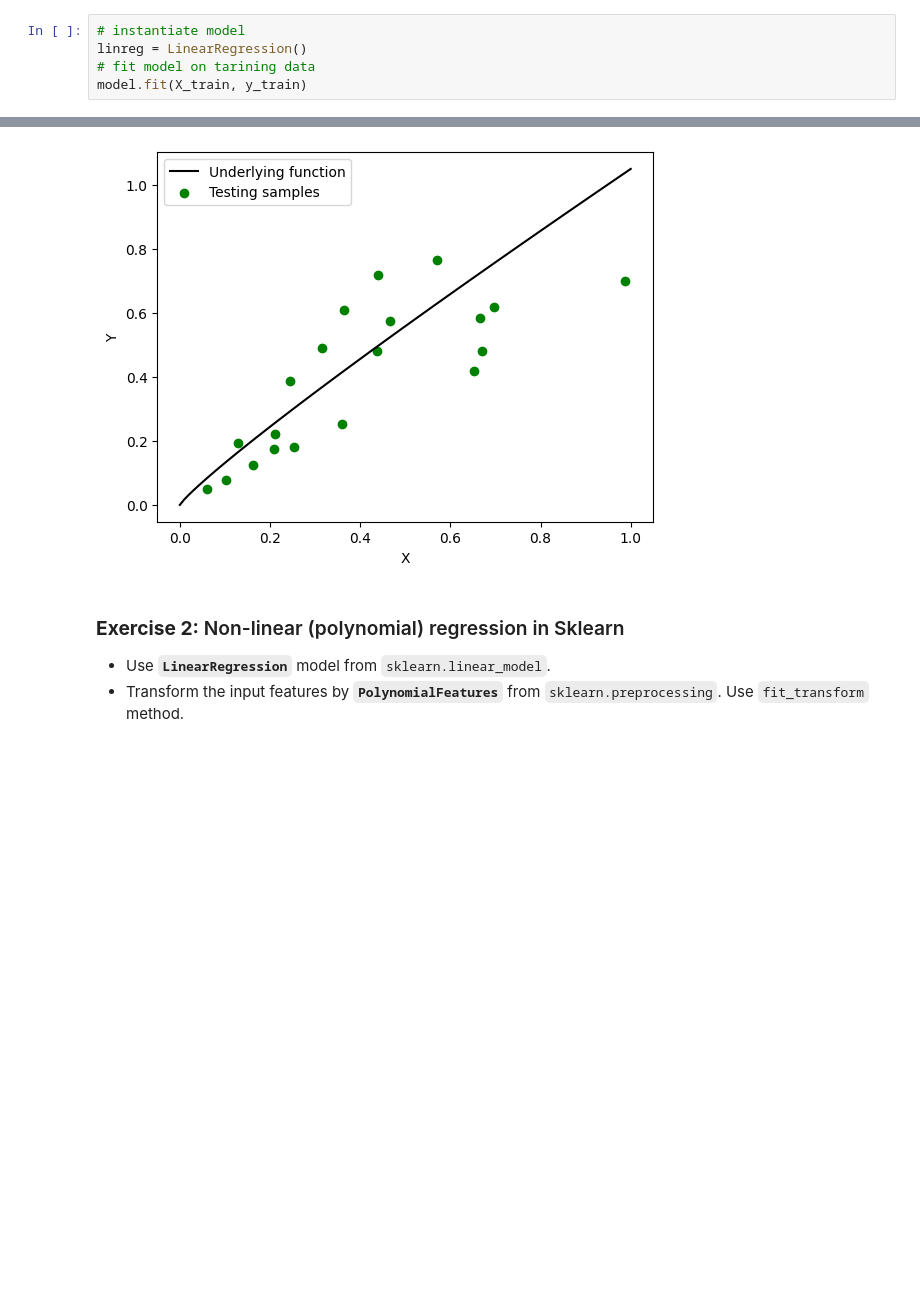
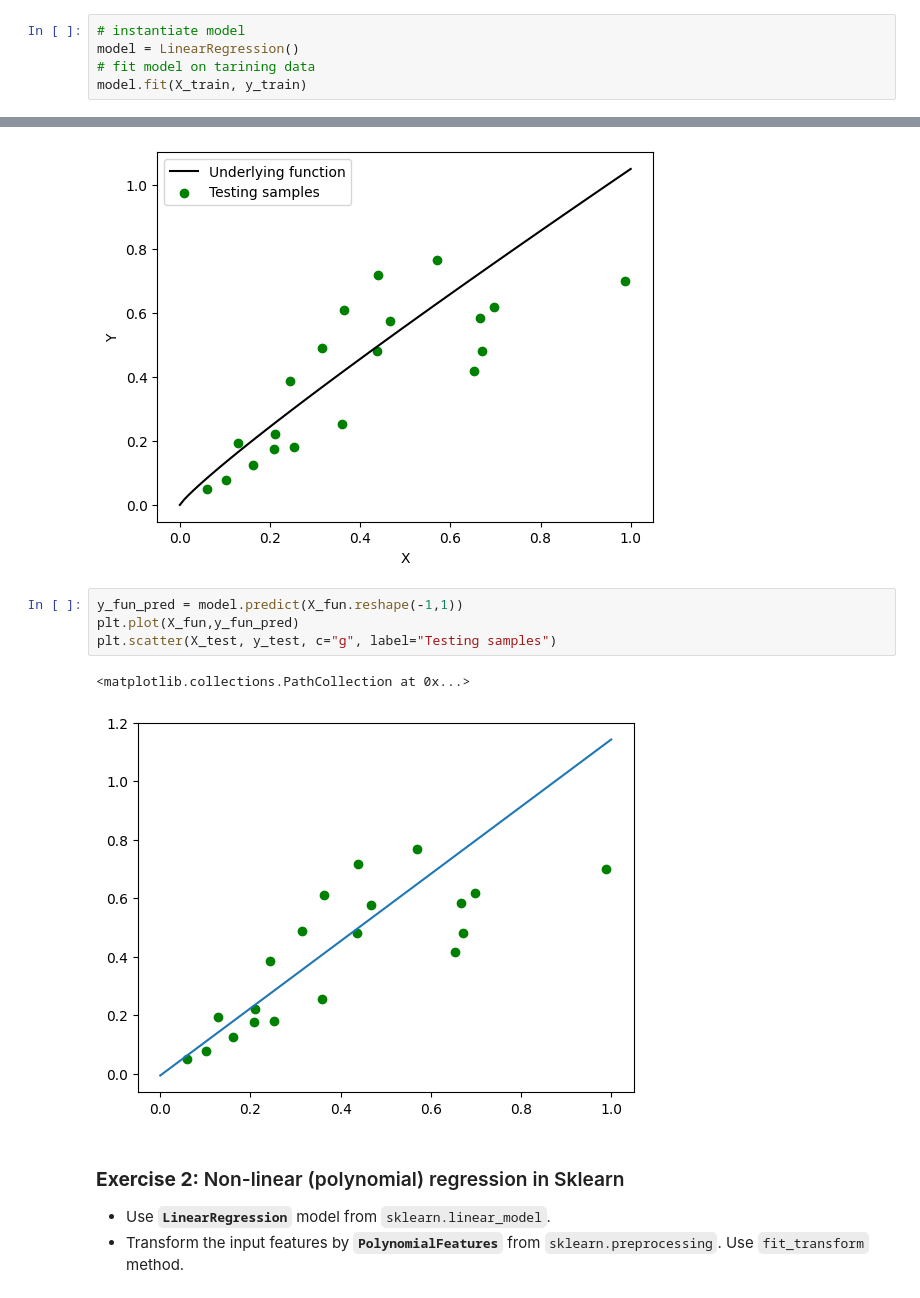
Before and after one commit to krskovape/Machine_learning, a Jupyter notebook: 03_Sklearn_API/03_2_LAB_mlgeo_Sklearn_linear_poly_exercises.ipynb, the cells around one changed output, grey strips where cells are left out. Saved outputs shown, nothing was run; the diff lists cells and outputs as text; blank space fills up the shorter version.

```diff
--- a/03_Sklearn_API/03_2_LAB_mlgeo_Sklearn_linear_poly_exercises.ipynb
+++ b/03_Sklearn_API/03_2_LAB_mlgeo_Sklearn_linear_poly_exercises.ipynb
@@ -91,7 +91,7 @@ plt.legend(["train data", "test data"], loc="best")
 ### Train linear regression model
 # %%
 # instantiate model
-linreg = LinearRegression()
+model = LinearRegression()
 # fit model on tarining data
 model.fit(X_train, y_train)
 # %% [output]
@@ -138,6 +138,13 @@ plt.legend(loc="best")
 # %% [output]
 <matplotlib.legend.Legend at 0x...>
 [figure]
+# %%
+y_fun_pred = model.predict(X_fun.reshape(-1,1))
+plt.plot(X_fun,y_fun_pred)
+plt.scatter(X_test, y_test, c="g", label="Testing samples")
+# %% [output]
+<matplotlib.collections.PathCollection at 0x...>
+[figure, added]
 # %% [markdown]
 ### **Exercise 2:** Non-linear (polynomial) regression in Sklearn
 
```
Also changed, not shown: parts of 6 cells of this notebook, 7 other files.
